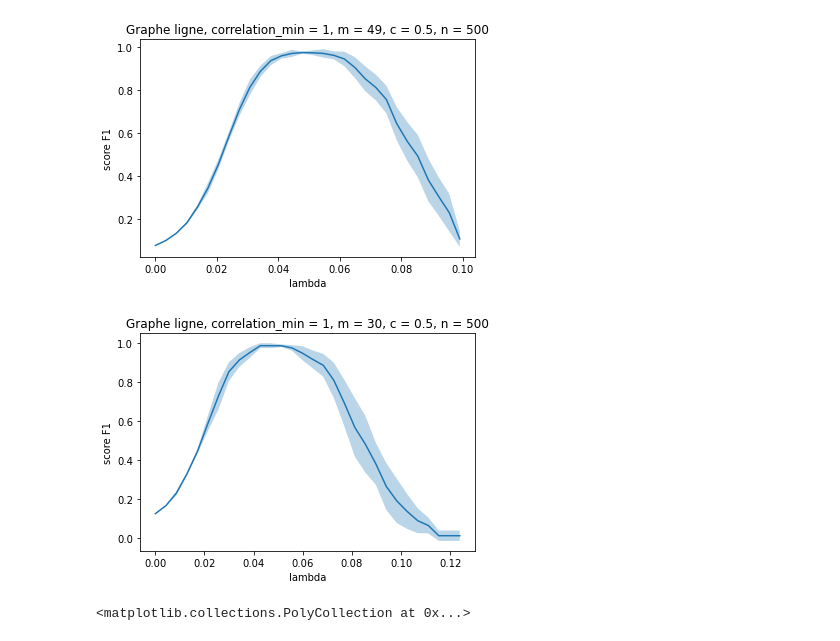
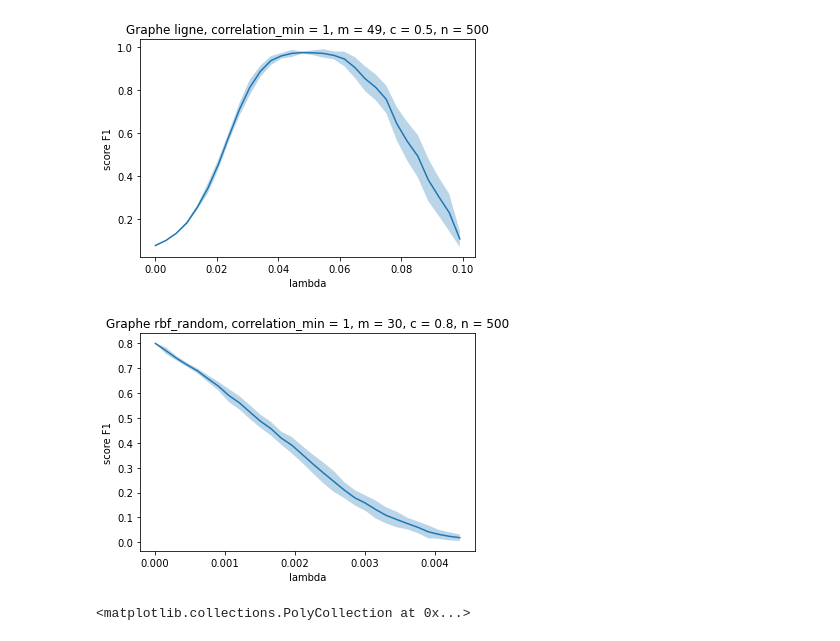
Before and after one commit to Guichaoua/AST_MVA2021, a Jupyter notebook: code/graphical_lasso/Projet - Graphical Lasso.ipynb, the cells around one changed output. Drawn from its saved outputs; the diff is of its cells as text; code cells hidden in the pictures.

```diff
--- a/code/graphical_lasso/Projet - Graphical Lasso.ipynb
+++ b/code/graphical_lasso/Projet - Graphical Lasso.ipynb
@@ -187,7 +187,3 @@ gh.dessin_graphe(P1,Vx,Vy)
 # %% [output]
 [figure]
 [figure]
-# %%
-P0 = np.array([[1,1,1],[1,0,0],[1,0,1]])
-P1 = np.array([[1,0,1],[0,0,0],[1,0,1]])
-print(confusion_result(P0,P1))
@@ -351,14 +345,14 @@ plot_lambda_influ(nom_graphe,correlation_min,num_vertices,c,num_samples,nrep=5,
 # %% [output]
 [figure]
 # %%
-nom_graphe = "ligne"
+nom_graphe  = "rbf_random"
 num_vertices = 30
 correlation_min = 1
-c = .5
+c = .8
 num_samples = 500
 plot_lambda_influ(nom_graphe,correlation_min,num_vertices,c,num_samples,type_score='F1',nrep=5)
 # %% [output]
-[figure, old version]
+[figure, new version]
 # %%
 nbr_N = 6
 N_list =  np.linspace(50,500,nbr_N).astype(int)
```
Also changed, not shown: parts of 1 cell of this notebook.
